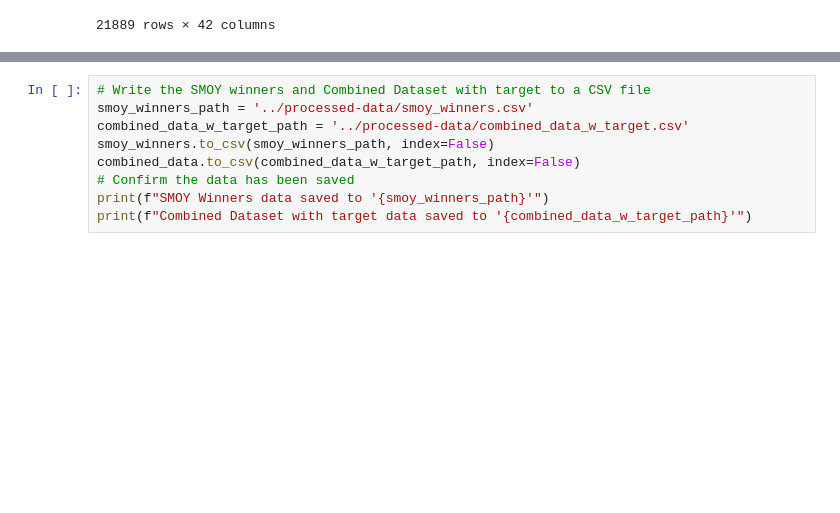
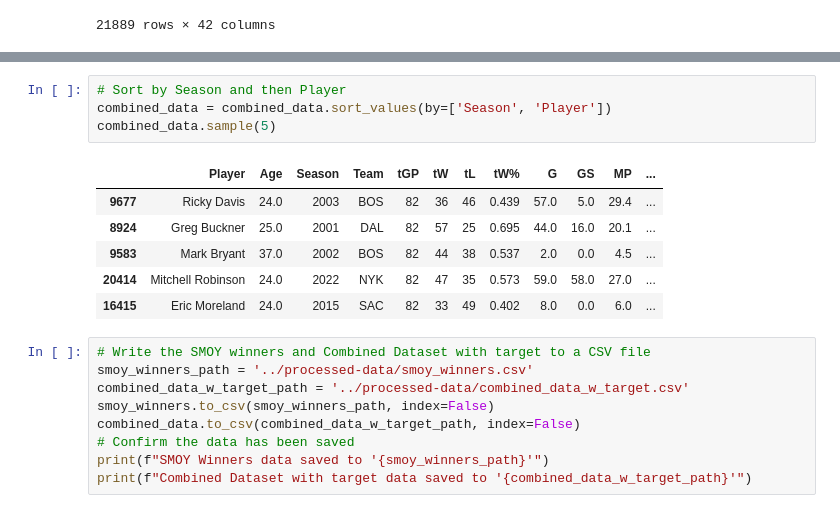
Before and after one commit to Alexon-Abreu/NBA-Data-Mining-Project, a Jupyter notebook: notebooks/smoy_preprocessing.ipynb, the cells around one changed output, grey strips where cells are left out. Saved outputs shown, nothing was run; the diff lists cells and outputs as text; blank space fills up the shorter version.

```diff
--- a/notebooks/smoy_preprocessing.ipynb
+++ b/notebooks/smoy_preprocessing.ipynb
@@ -188,3 +274,14 @@ combined_data
+# %%
+# Sort by Season and then Player
+combined_data = combined_data.sort_values(by=['Season', 'Player'])
+combined_data.sample(5)
+# %% [output]
+|  | Player | Age | Season | Team | tGP | tW | tL | tW% | G | GS | MP | ... |
+| 9677 | Ricky Davis | 24.0 | 2003 | BOS | 82 | 36 | 46 | 0.439 | 57.0 | 5.0 | 29.4 | ... |
+| 8924 | Greg Buckner | 25.0 | 2001 | DAL | 82 | 57 | 25 | 0.695 | 44.0 | 16.0 | 20.1 | ... |
+| 9583 | Mark Bryant | 37.0 | 2002 | BOS | 82 | 44 | 38 | 0.537 | 2.0 | 0.0 | 4.5 | ... |
+| 20414 | Mitchell Robinson | 24.0 | 2022 | NYK | 82 | 47 | 35 | 0.573 | 59.0 | 58.0 | 27.0 | ... |
+| 16415 | Eric Moreland | 24.0 | 2015 | SAC | 82 | 33 | 49 | 0.402 | 8.0 | 0.0 | 6.0 | ... |
 # %%
 # Write the SMOY winners and Combined Dataset with target to a CSV file
 smoy_winners_path = '../processed-data/smoy_winners.csv'
```
Also changed, not shown: parts of 5 cells of this notebook, 1 other file.
